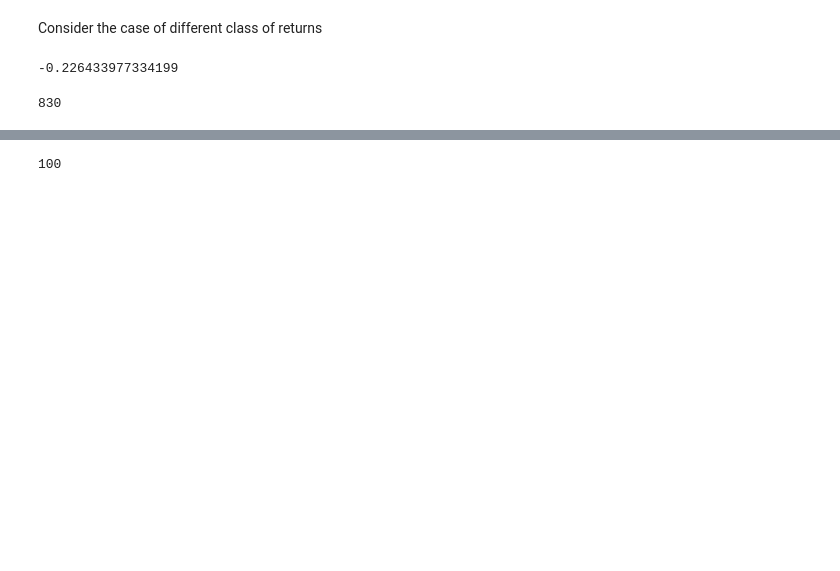
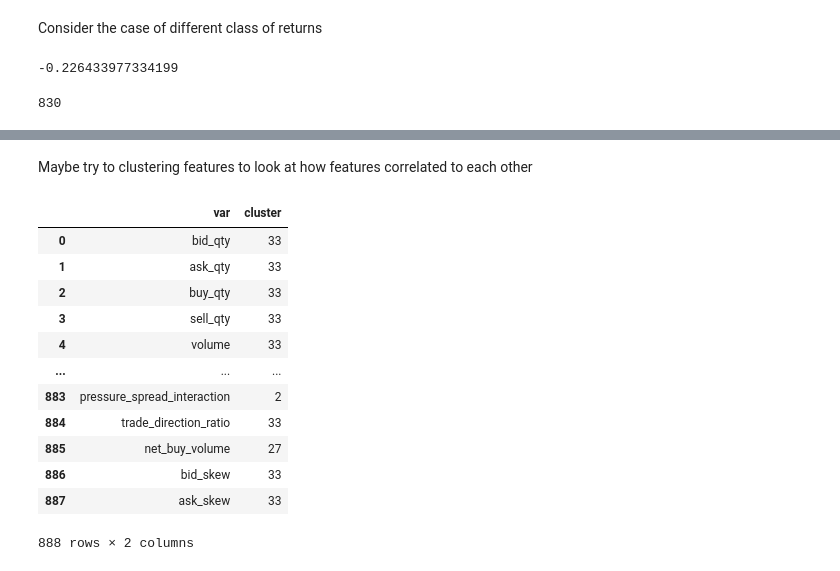
Before and after one commit to justpqa/drw-crypto-market-prediction, a Jupyter notebook: eda.ipynb, the cells around one changed output, grey strips where cells are left out. Saved outputs shown, nothing was run; the diff lists cells and outputs as text; code cells hidden in the pictures; blank space fills up the shorter version.

```diff
--- a/eda.ipynb
+++ b/eda.ipynb
@@ -321,24 +306,3 @@ sns.barplot(np.cumsum(inc_PCA.explained_variance_ratio_))
-# %%
-# count appearance in top k factors in top 5 components
-top_contribution = {}
-
-for i in range(4):
-    temp = pd.DataFrame(
-        {
-            "var": inc_PCA.feature_names_in_,
-            "pc1_contribution": inc_PCA.components_[i]
-        }
-    )
-    temp_lst = temp.sort_values("pc1_contribution", ascending=False, key = lambda x: abs(x)).iloc[:10, ]["var"].tolist()
-    for var in temp_lst:
-        top_contribution[var] = top_contribution.get(var, 0) + inc_PCA.explained_variance_ratio_[i]
-top_contribution = pd.DataFrame(
-    {
-        "var": list(top_contribution.keys()),
-        "contribution": list(top_contribution.values())
-    }
-).sort_values("contribution", ascending=False).reset_index().drop("index", axis = 1)
-top_contribution.loc[:20,]
 # %% [markdown]
 Analyze interesting features from initial modeling
 # %%
@@ -577,7 +670,33 @@ print(len(popular_valid))
-# %%
-temp = 0
-for col in best_label_correlation:
-    temp += (int(col[1:]) in valid)
-print(temp)
-# %% [output]
-100
+# %% [markdown]
+Maybe try to clustering features to look at how features correlated to each other
+# %%
+# we have about 900 rows for 900 features, we might only look at a subset of data to prevent too large data
+# use around 7 days (60 * 24 * 7 = 10080) to prevent too much data
+X = train_df.slice(offset = 0, length = 10080).collect().to_numpy().T
+for i in range(X.shape[0]):
+    if np.linalg.norm(X[i, :]) == 0:
+        X[i, :] += 1e-10
+# %%
+distance_matrix = pdist(X, metric='cosine')
+linkage_matrix = linkage(distance_matrix, method='median')
+# %%
+clusters = fcluster(linkage_matrix, t=50, criterion='maxclust')
+clusters_df = pd.DataFrame({
+    "var": list(train_df.schema.keys()),
+    "cluster": clusters
+})
+clusters_df
+# %% [output]
+|  | var | cluster |
+| 0 | bid_qty | 33 |
+| 1 | ask_qty | 33 |
+| 2 | buy_qty | 33 |
+| 3 | sell_qty | 33 |
+| 4 | volume | 33 |
+| ... | ... | ... |
+| 883 | pressure_spread_interaction | 2 |
+| 884 | trade_direction_ratio | 33 |
+| 885 | net_buy_volume | 27 |
+| 886 | bid_skew | 33 |
+| 887 | ask_skew | 33 |
+888 rows × 2 columns
```
Also changed, not shown: parts of 38 cells of this notebook, 14 other files.
